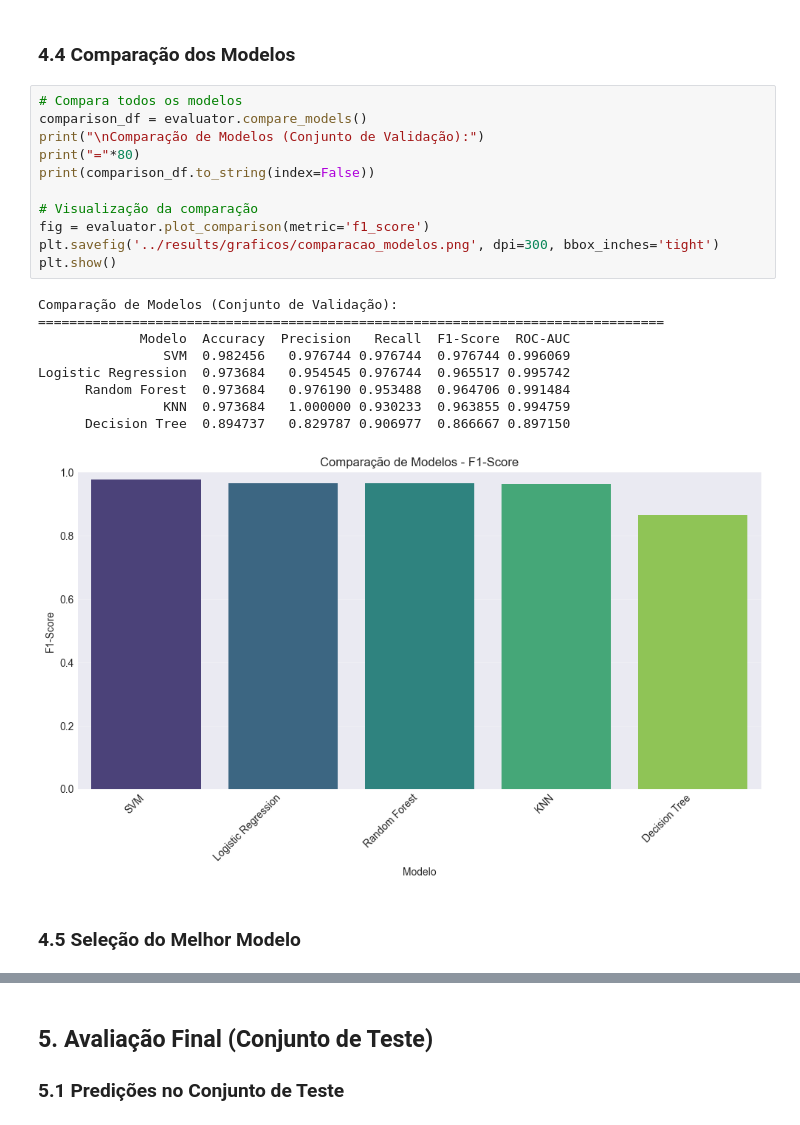
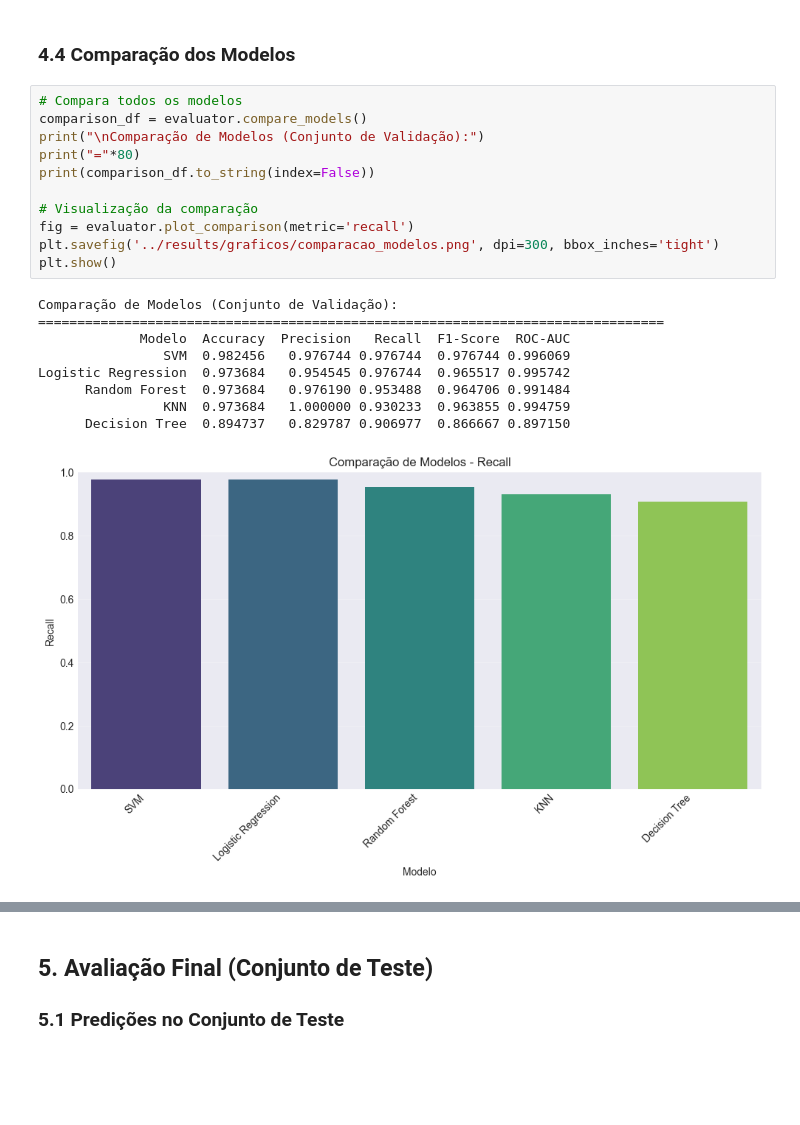
Before and after one commit to theeustassi/postech-iaparadevs, a Jupyter notebook: Fase1/Tech_Challenge/notebooks/diagnostico_cancer_mama.ipynb, the cells around one changed output, grey strips where cells are left out. Cells and saved outputs as stored; diff of their text form; blank space fills up the shorter version.

```diff
--- a/Fase1/Tech_Challenge/notebooks/diagnostico_cancer_mama.ipynb
+++ b/Fase1/Tech_Challenge/notebooks/diagnostico_cancer_mama.ipynb
@@ -387,23 +393,21 @@ Matriz de Confusão:
 # %%
 # Compara todos os modelos
 comparison_df = evaluator.compare_models()
 print("\nComparação de Modelos (Conjunto de Validação):")
 print("="*80)
 print(comparison_df.to_string(index=False))
 
 # Visualização da comparação
-fig = evaluator.plot_comparison(metric='f1_score')
+fig = evaluator.plot_comparison(metric='recall')
 plt.savefig('../results/graficos/comparacao_modelos.png', dpi=300, bbox_inches='tight')
 plt.show()
 # %% [output]
 Comparação de Modelos (Conjunto de Validação):
 ================================================================================
              Modelo  Accuracy  Precision   Recall  F1-Score  ROC-AUC
                 SVM  0.982456   0.976744 0.976744  0.976744 0.996069
 Logistic Regression  0.973684   0.954545 0.976744  0.965517 0.995742
       Random Forest  0.973684   0.976190 0.953488  0.964706 0.991484
                 KNN  0.973684   1.000000 0.930233  0.963855 0.994759
       Decision Tree  0.894737   0.829787 0.906977  0.866667 0.897150
-[figure, old version]
+[figure, new version]
-# %% [markdown]
-### 4.5 Seleção do Melhor Modelo
```
Also changed, not shown: parts of 11 cells of this notebook, 16 other files.
